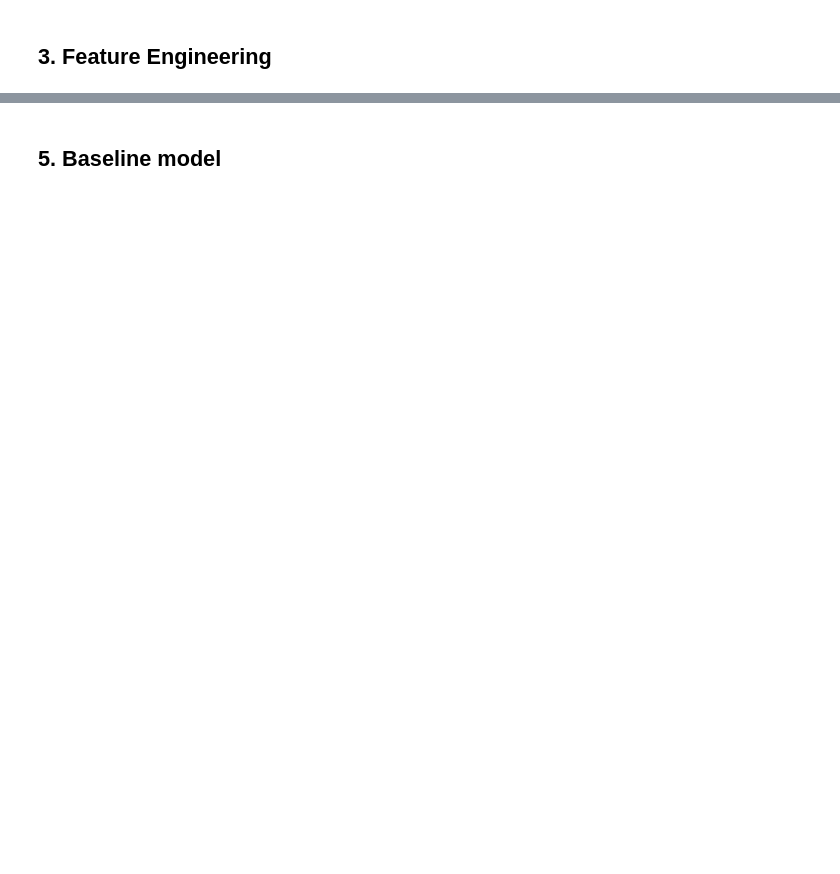
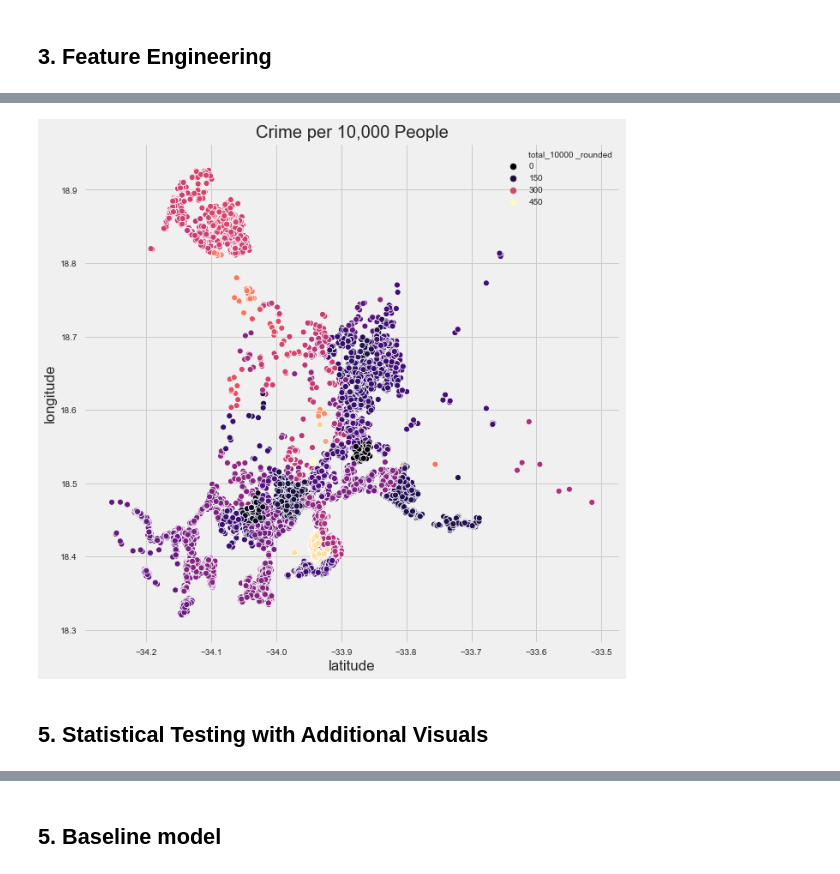
Before and after one commit to dolcikey/Cape_Town_AirBNB, a Jupyter notebook: Final_Cape_Town_AirBNB.ipynb, the cells around one changed output, grey strips where cells are left out. Cells and saved outputs as stored; diff of their text form; code cells hidden in the pictures; blank space fills up the shorter version.

```diff
--- a/Final_Cape_Town_AirBNB.ipynb
+++ b/Final_Cape_Town_AirBNB.ipynb
@@ -216,0 +261,8 @@ listing_df['distance_airport'] = listing_df[['latitude', 'longitude']].apply(lam
+# %%
+figure,ax = plt.subplots(figsize=(10,10))
+sns.scatterplot(x = listing_df['latitude'],y = listing_df['longitude'],hue = listing_df['total_10000 _rounded'], data = listing_df, palette = 'magma')
+plt.title('Crime per 10,000 People');
+# %% [output]
+[figure, added]
+# %% [markdown]
+## 5. Statistical Testing with Additional Visuals
```
Also changed, not shown: parts of 97 cells of this notebook.
